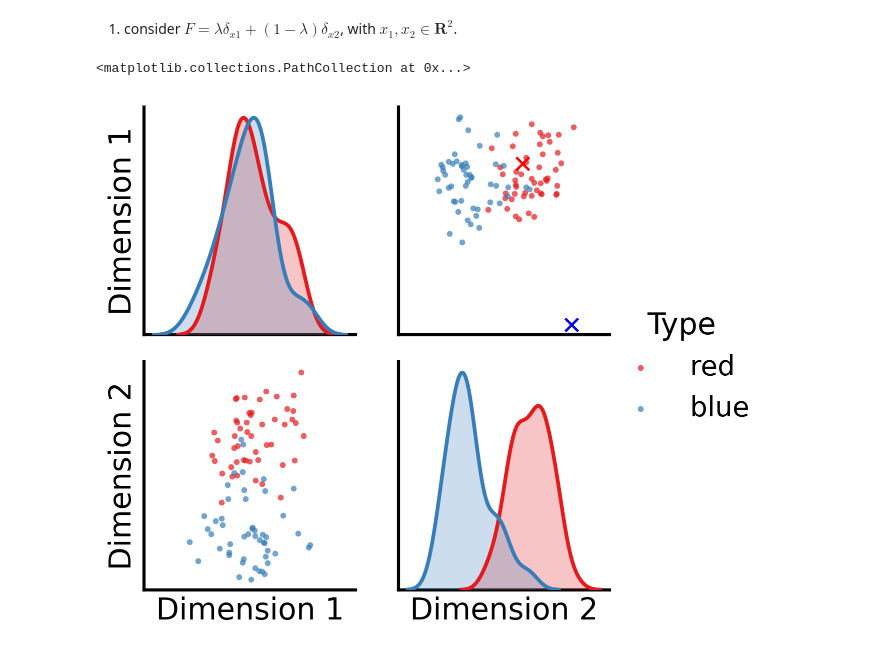
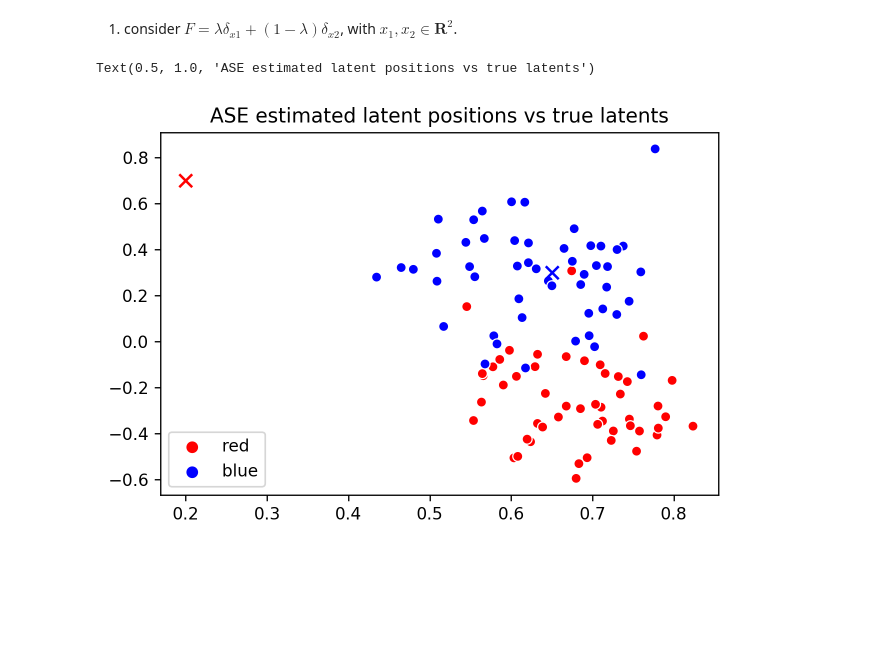
Before and after one commit to loftusa/graspy-personal, a Jupyter notebook: notebooks/firstpass_api.ipynb, the cells around one changed output. Cells and saved outputs as stored; diff of their text form; code cells hidden in the pictures; blank space fills up the shorter version.

```diff
--- a/notebooks/firstpass_api.ipynb
+++ b/notebooks/firstpass_api.ipynb
@@ -242,9 +261,10 @@ Empirical distribution of the LLS OOS estimate for 100 independent trials for nu
 # %% [markdown]
 1. consider $F = \lambda \delta_{x1} + (1-\lambda)\delta_{x2}$, with $x_1, x_2 \in \textbf{R}^2$.
 # %%
-from graspy.simulations import rdpg
+from graspy.simulations import rdpg, sbm
 from graspy.plot import pairplot
 import pandas as pd
+import seaborn as sns
 
 # generate M from rdpg,
 # grab true latent positions
@@ -253,51 +273,60 @@ n = 50
 x1 = np.array([.2, .7])
 x2 = np.array([.65, .3])
 latents = np.vstack((x1, x2))
-B = np.array([[x1.T@x1, x1.T@x2],
-              [x1.T@x2, x2.T@x2]])
+latents = np.repeat(latents, n, axis=0)
+# B = np.array([[x1.T@x1, x1.T@x2],  # if I wanted to do it with sbm
+#               [x1.T@x2, x2.T@x2]])
 
 # generate matrix
 labels = ["red"]*n + ["blue"]*n
-M = sbm([n+1, n], B)
-A = M[1:, 1:]
+# M = sbm([n, n], B)  # same thing but in sbm form
+M = rdpg(latents)
+
+A = M[1:, 1:]  # for oos
 a = M[0, 1:]
 
-# embed
+# embed without oos stuff
 ase = AdjacencySpectralEmbed(n_components=2)
-ase.fit(A)
+ase.fit(M)
 
-# plot
-pairplot(ase.latent_left_, labels=labels)
-plt.gca().scatter(x1[0], x1[1], marker='x', c='r', s=60)
+# # plot
+x, y = ase.latent_left_[:, 0], ase.latent_left_[:, 1]
+sns.scatterplot(x, y, hue=labels, palette=['r', 'b'])
+plt.gca().scatter(x1[0], x1[1], marker='x', c='r', s=60)  # didn't work
 plt.gca().scatter(x2[0], x2[1], marker='x', c='b', s=60)
+plt.title("ASE estimated latent positions vs true latents")  # off by a rotation maybe?
+# plt.savefig("../figs/estimated_latent_vs_true.png", dpi=600)
+
+# need Procrustes?
+
 
 # # separate oos vector
 # M = sbm(B, loops=False)
 # A = M[1:-1, 1:-1]  # in-sample adjacency matrix
 # a1 = M[0, 1:-1]  # vector for oos vertex z1, top-left
 # a2 = M[-1, 1:-1]  # vector for oos vertex z2, bottom-right
 # a = np.row_stack((a1, a2))
 
 # # predicted latent positions
 # ase = AdjacencySpectralEmbed(n_components=2)
 # ase.fit(A)
 # w = ase.predict(a)
 
 
 # # plotting
 # X = np.vstack((X[0], X[-1]))
 # X_augmented = np.vstack((X, w))
 # x, y = X_augmented[:, 0], X_augmented[:, 1]
 # sns.scatterplot(x, y)
 # labels = ["blue", "red", "blue oos", "red oos"]
 
 # sns.scatterplot(X_augmented[:, 0], X_augmented[:, 1],
 #                 hue=labels, palette=["b", "r", "b", "r"],
 #                 linewidth=.3, edgecolor="k",
 #                 style=["o", "o", "x", "x"]);
 # plt.ylim(0, 1);
 # plt.xlim(0, 1);
 # plt.title("n=50");
 # %% [output]
-<matplotlib.collections.PathCollection at 0x...>
+Text(0.5, 1.0, 'ASE estimated latent positions vs true latents')
-[figure, old version]
+[figure, new version]
```
Also changed, not shown: parts of 7 cells of this notebook, 2 other files.
